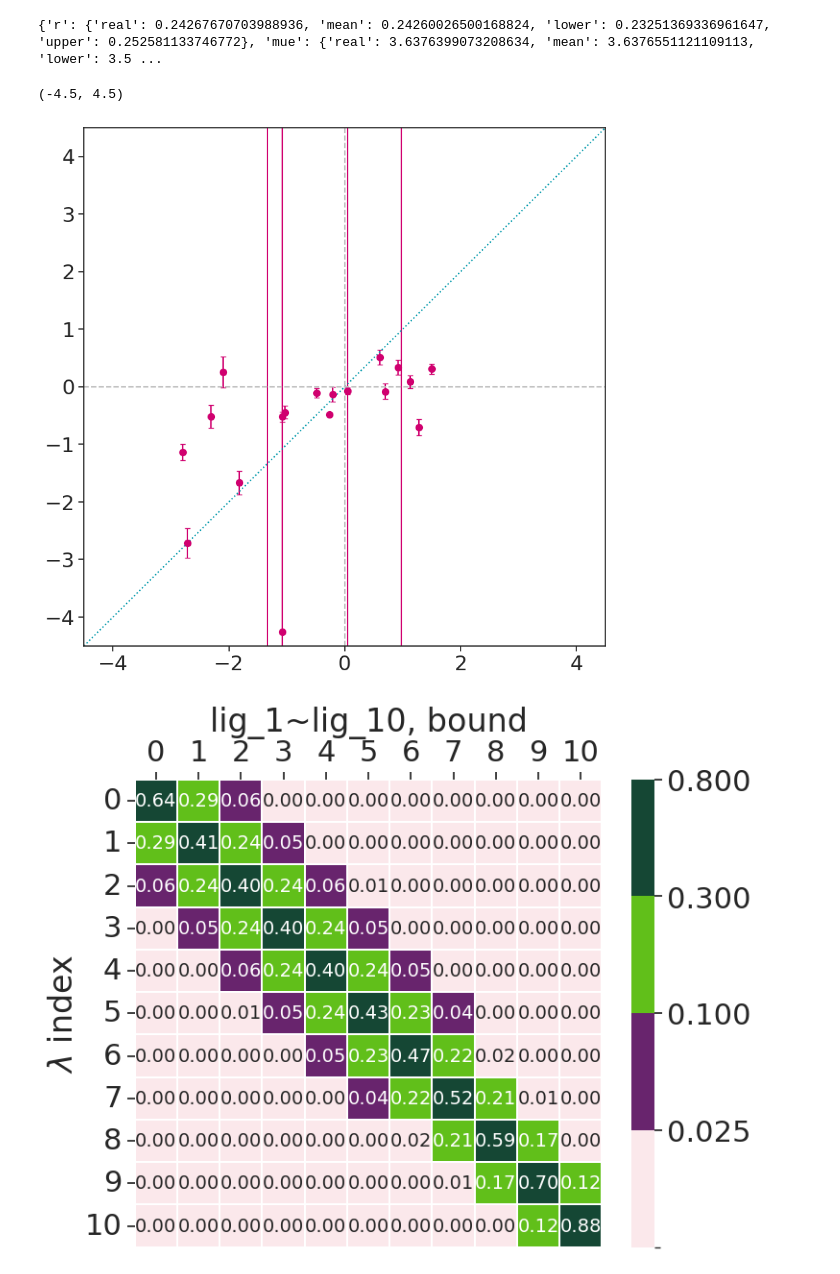
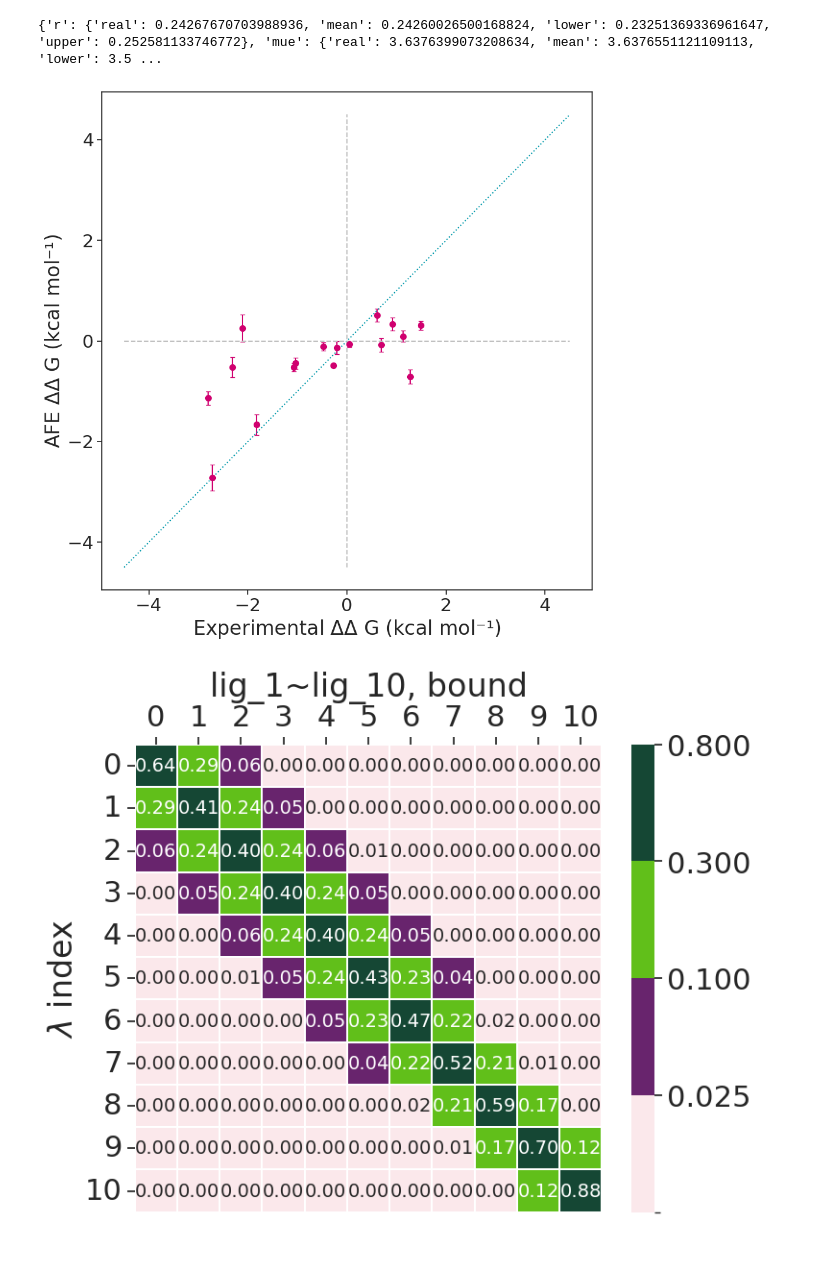
Before and after one commit to meyresearch/metalloenzymes, a Jupyter notebook: scripts/quick_analyse_somd.ipynb, the cells around one changed output. Cells and saved outputs as stored; diff of their text form; code cells hidden in the pictures.

```diff
--- a/scripts/quick_analyse_somd.ipynb
+++ b/scripts/quick_analyse_somd.ipynb
@@ -138,7 +138,7 @@ lig_6~lig_7
 lig_10~lig_8
 lig_13~lig_6
 # %%
-analysis_file = "../kpc2/afe/somd_results_analysis.txt"
+analysis_file = "../kpc2/afe/somd_results_analysis_remove_big.txt"
 
 # somd_path = "/home/jguven/projects/metalloenzymes/starmap/outputs/with_min/SOMD/"
 # paths = sorted(glob.glob(somd_path + "*/"))
@@ -327,25 +347,30 @@ print(stats)
 # %%
 plt.figure(figsize=(10, 10))
 sns.set(context="notebook", palette="colorblind", style="ticks", font_scale=2)
 plt.scatter(experimental_free_energies, free_energy_differences, s=50, color="#D0006F")
 # plt.scatter(3, 2.5, s=0)
 
 (_, caps, _) = plt.errorbar(experimental_free_energies,
                            free_energy_differences,
                            color="#D0006F",
                            yerr=free_energy_errors,
                            capsize=3,
                            linestyle="",
                            zorder=-1)
 
 plt.plot([-4.5, 4.5], [-4.5, 4.5], color="#0099AB", linestyle=":", zorder=-1)
 plt.vlines(0, -4.5, 4.5, color = "silver", linestyle="--", zorder=-1)
 plt.hlines(0, -4.5, 4.5, color = "silver", linestyle="--", zorder=-1)
-plt.xlim(-4.5, 4.5)
-plt.ylim(-4.5, 4.5)
+# plt.xlim(-4.5, 4.5)
+# plt.ylim(-4.5, 4.5)
+plt.xlabel("Experimental $\Delta \Delta$ G (kcal mol⁻¹)")
+# plt.xticks(x_label_locations - bar_width / 2, labels, rotation=80, ha="center")
+
+plt.ylabel("AFE $\Delta \Delta$ G (kcal mol⁻¹)")
+plt.tight_layout()
+plt.savefig("corr.png", transparent=True, dpi=1200)
 # %% [output]
-(-4.5, 4.5)
-[figure, old version]
+[figure, new version]
 # %%
 stages = ["bound", "unbound"]
 for perturbation in perturbations:
```
Also changed, not shown: parts of 4 cells of this notebook, 8 other files.
